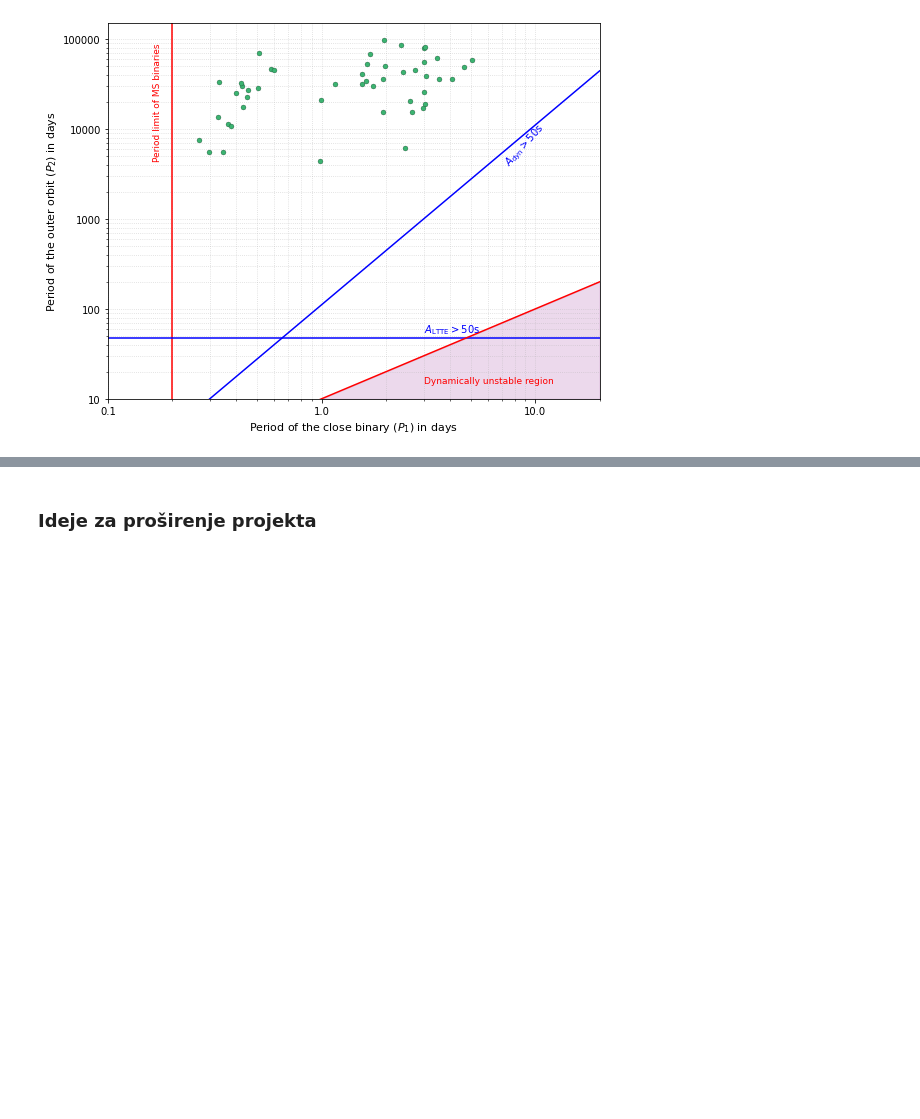
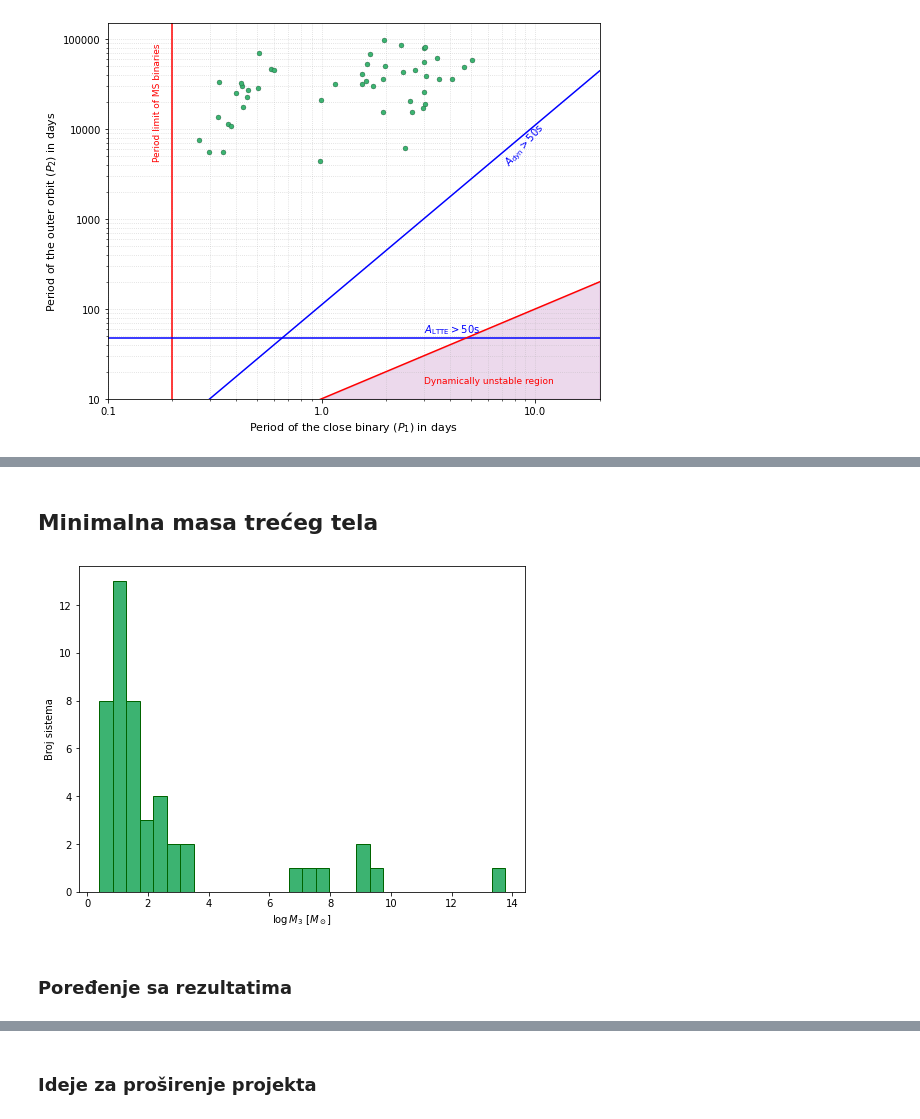
Before and after one commit to vesnam2/OAP2, a Jupyter notebook: Projekat/demo_sample.ipynb, the cells around one changed output, grey strips where cells are left out. Drawn from its saved outputs; the diff is of its cells as text; code cells hidden in the pictures; blank space fills up the shorter version.

```diff
--- a/Projekat/demo_sample.ipynb
+++ b/Projekat/demo_sample.ipynb
@@ -345,0 +303,12 @@ plt.show()
+# %% [markdown]
+## Minimalna masa trećeg tela
+# %%
+plt.figure(figsize=(8,6))
+plt.hist(M3[M3<20], bins = 30, color= 'mediumseagreen', edgecolor='darkgreen', alpha=1)
+plt.xlabel(r'$ \log M_3$ [$M_\odot$]')
+plt.ylabel('Broj sistema')
+plt.show()
+# %% [output]
+[figure, new version]
+# %% [markdown]
+### Poređenje sa rezultatima
```
Also changed, not shown: parts of 21 cells of this notebook, 1 other file.
